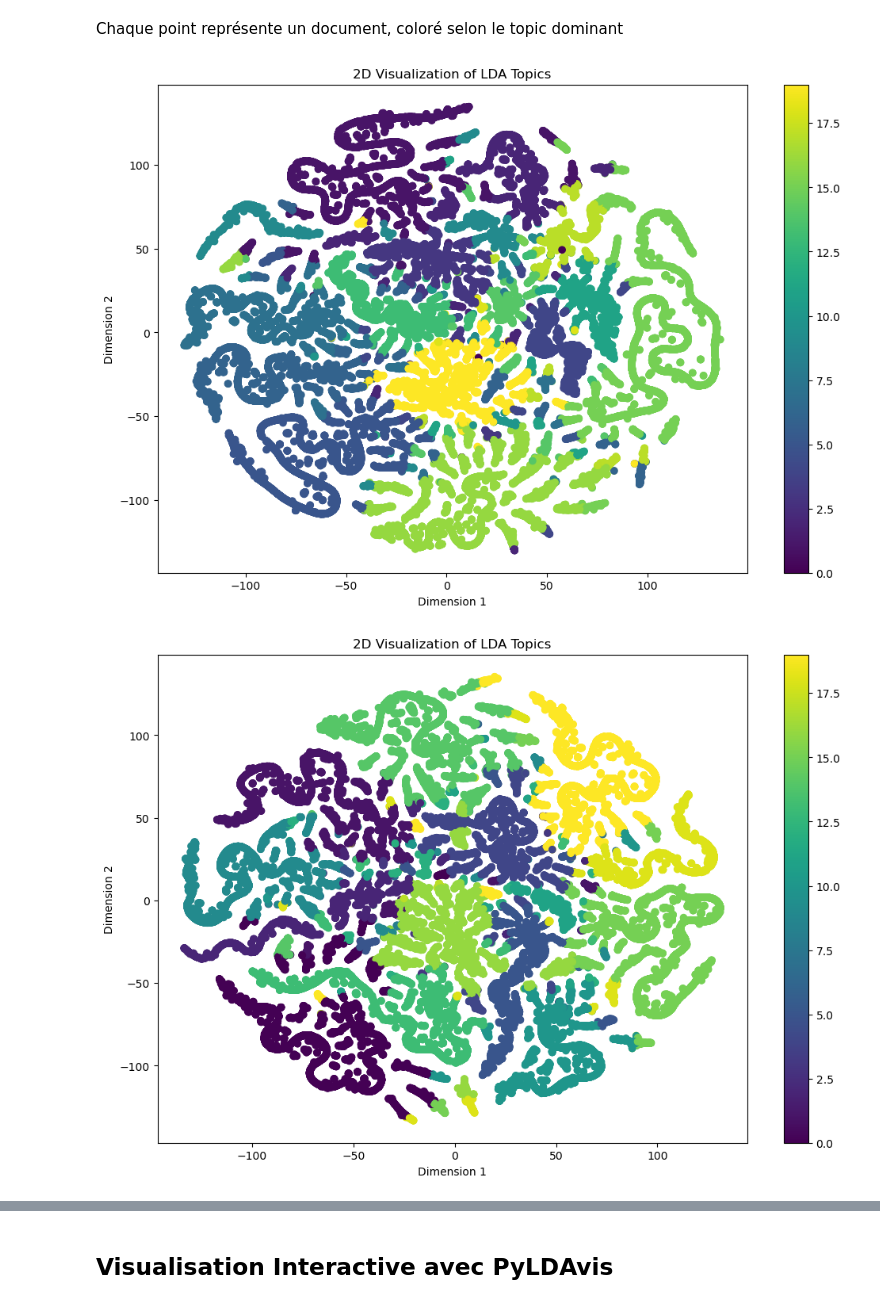
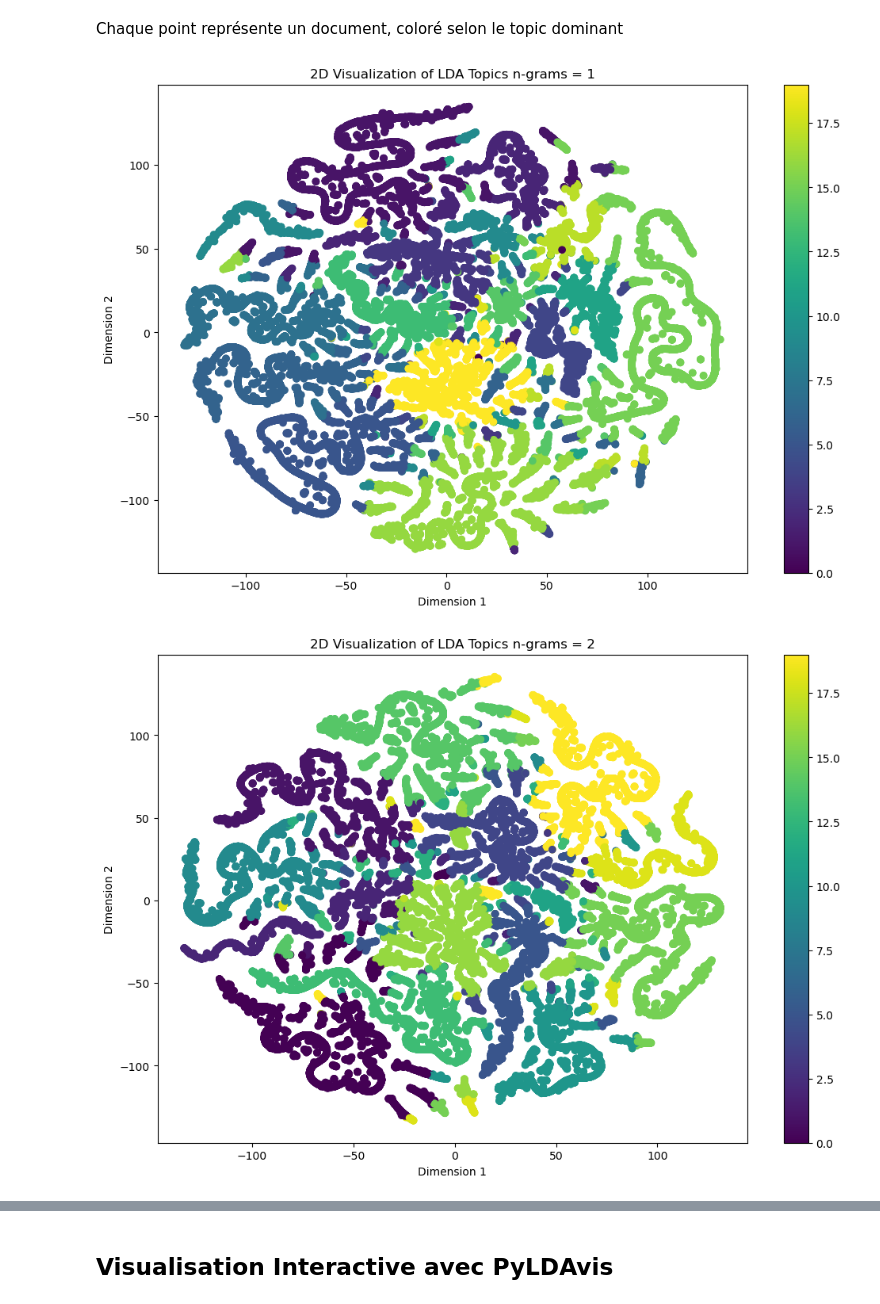
Before and after one commit to EyaaaMD/oc-ml-project-5, a Jupyter notebook: 3_notebook_approche_non_supervisée.ipynb, the cells around one changed output, grey strips where cells are left out. Drawn from its saved outputs; the diff is of its cells as text; code cells hidden in the pictures.

```diff
--- a/3_notebook_approche_non_supervisée.ipynb
+++ b/3_notebook_approche_non_supervisée.ipynb
@@ -202,7 +234,7 @@ topic_matrix_3, topic_matrix_2d_3 = transform_and_reduce(lda_3, tf_idf_matrix_3)
 # %% [markdown]
 Chaque point représente un document, coloré selon le topic dominant
 # %%
-def show_topics(topic_matrix, topic_matrix_2d):
+def show_topics(topic_matrix, topic_matrix_2d, n):
     '''
     display 2D topics
     '''
@@ -211,14 +243,14 @@ def show_topics(topic_matrix, topic_matrix_2d):
     plt.colorbar()
     plt.xlabel('Dimension 1')
     plt.ylabel('Dimension 2')
-    plt.title('2D Visualization of LDA Topics')
+    plt.title(f'2D Visualization of LDA Topics n-grams = {n}')
     plt.show()
 # %%
-show_topics(topic_matrix_1, topic_matrix_2d_1)
+show_topics(topic_matrix_1, topic_matrix_2d_1, 1)
 # %% [output]
-[figure, old version]
+[figure, new version]
 # %%
-show_topics(topic_matrix_2, topic_matrix_2d_2)
+show_topics(topic_matrix_2, topic_matrix_2d_2, 2)
 # %% [output]
-[figure, old version]
+[figure, new version]
 # %%
```
Also changed, not shown: parts of 4 cells of this notebook, 8 other files.
